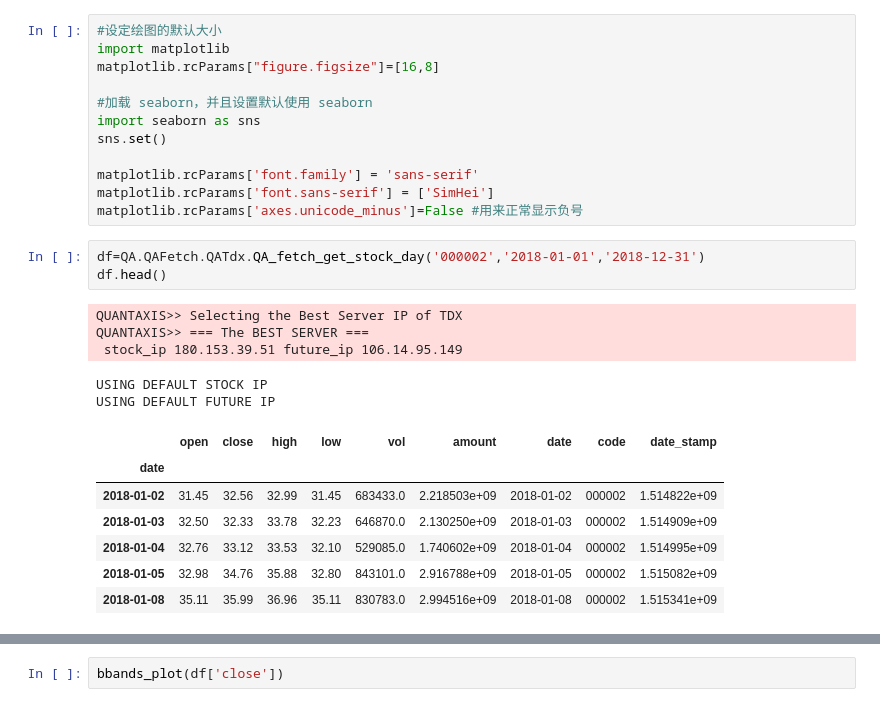
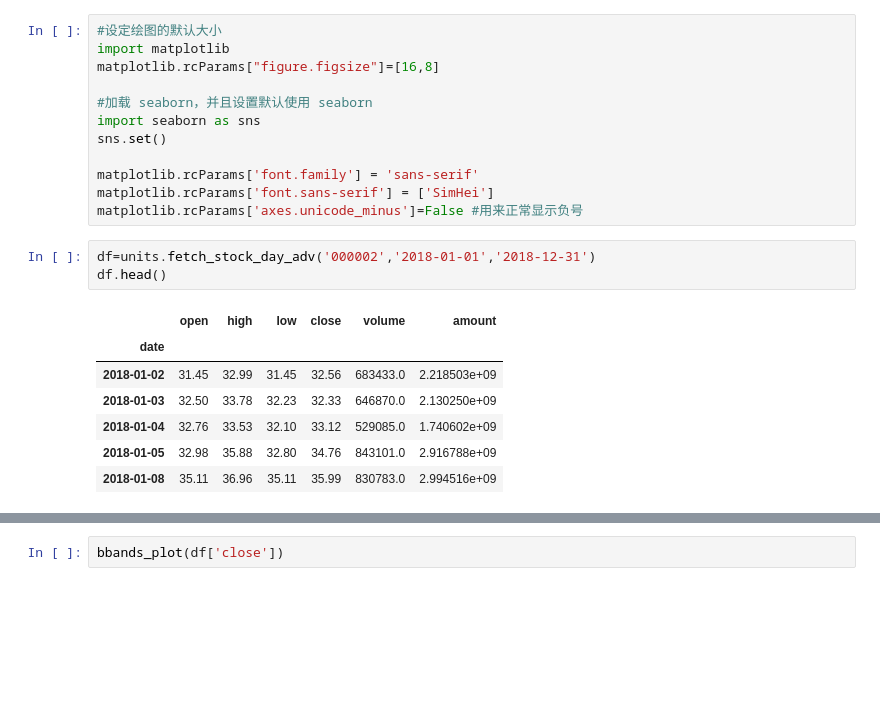
Before and after one commit to GuQiangJS/finance_ai_py, a Jupyter notebook: example/布林带.ipynb, the cells around one changed output, grey strips where cells are left out. Cells and saved outputs as stored; diff of their text form; blank space fills up the shorter version.

```diff
--- a/example/布林带.ipynb
+++ b/example/布林带.ipynb
@@ -31,18 +19,13 @@ matplotlib.rcParams['font.family'] = 'sans-serif'
 matplotlib.rcParams['font.sans-serif'] = ['SimHei']
 matplotlib.rcParams['axes.unicode_minus']=False #用来正常显示负号
 # %%
-df=QA.QAFetch.QATdx.QA_fetch_get_stock_day('000002','2018-01-01','2018-12-31')
+df=units.fetch_stock_day_adv('000002','2018-01-01','2018-12-31')
 df.head()
 # %% [output]
-QUANTAXIS>> Selecting the Best Server IP of TDX
-QUANTAXIS>> === The BEST SERVER ===
- stock_ip 180.153.39.51 future_ip 106.14.95.149
-USING DEFAULT STOCK IP
-USING DEFAULT FUTURE IP
-|  | open | close | high | low | vol | amount | date | code | date_stamp |
-| date |  |  |  |  |  |  |  |  |  |
-| 2018-01-02 | 31.45 | 32.56 | 32.99 | 31.45 | 683433.0 | 2.218503e+09 | 2018-01-02 | 000002 | 1.514822e+09 |
-| 2018-01-03 | 32.50 | 32.33 | 33.78 | 32.23 | 646870.0 | 2.130250e+09 | 2018-01-03 | 000002 | 1.514909e+09 |
-| 2018-01-04 | 32.76 | 33.12 | 33.53 | 32.10 | 529085.0 | 1.740602e+09 | 2018-01-04 | 000002 | 1.514995e+09 |
-| 2018-01-05 | 32.98 | 34.76 | 35.88 | 32.80 | 843101.0 | 2.916788e+09 | 2018-01-05 | 000002 | 1.515082e+09 |
-| 2018-01-08 | 35.11 | 35.99 | 36.96 | 35.11 | 830783.0 | 2.994516e+09 | 2018-01-08 | 000002 | 1.515341e+09 |
+|  | open | high | low | close | volume | amount |
+| date |  |  |  |  |  |  |
+| 2018-01-02 | 31.45 | 32.99 | 31.45 | 32.56 | 683433.0 | 2.218503e+09 |
+| 2018-01-03 | 32.50 | 33.78 | 32.23 | 32.33 | 646870.0 | 2.130250e+09 |
+| 2018-01-04 | 32.76 | 33.53 | 32.10 | 33.12 | 529085.0 | 1.740602e+09 |
+| 2018-01-05 | 32.98 | 35.88 | 32.80 | 34.76 | 843101.0 | 2.916788e+09 |
+| 2018-01-08 | 35.11 | 36.96 | 35.11 | 35.99 | 830783.0 | 2.994516e+09 |
```
Also changed, not shown: parts of 3 cells of this notebook, 10 other files.
